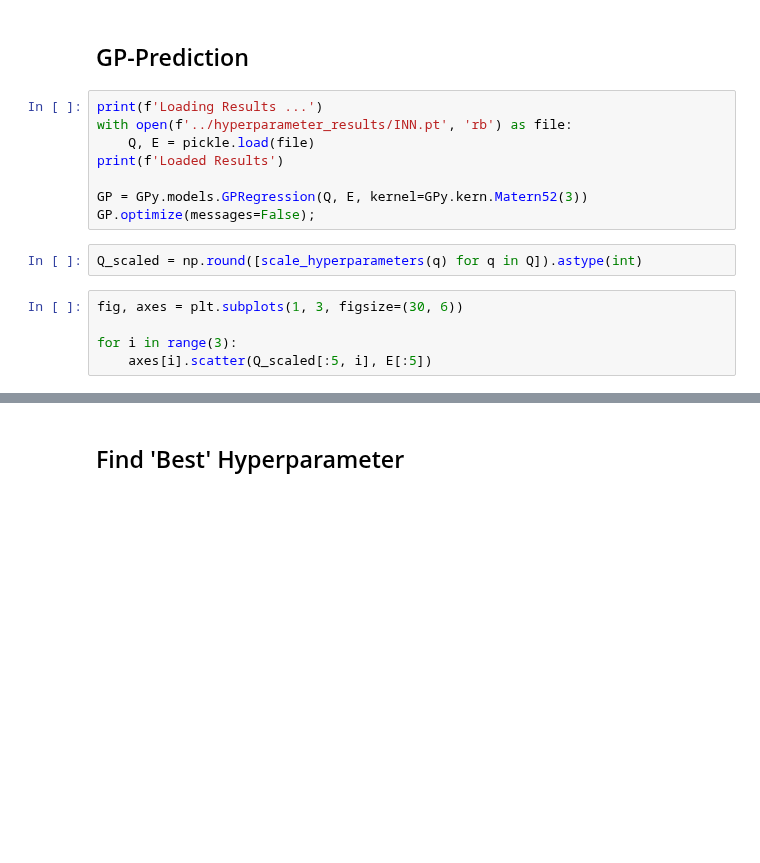
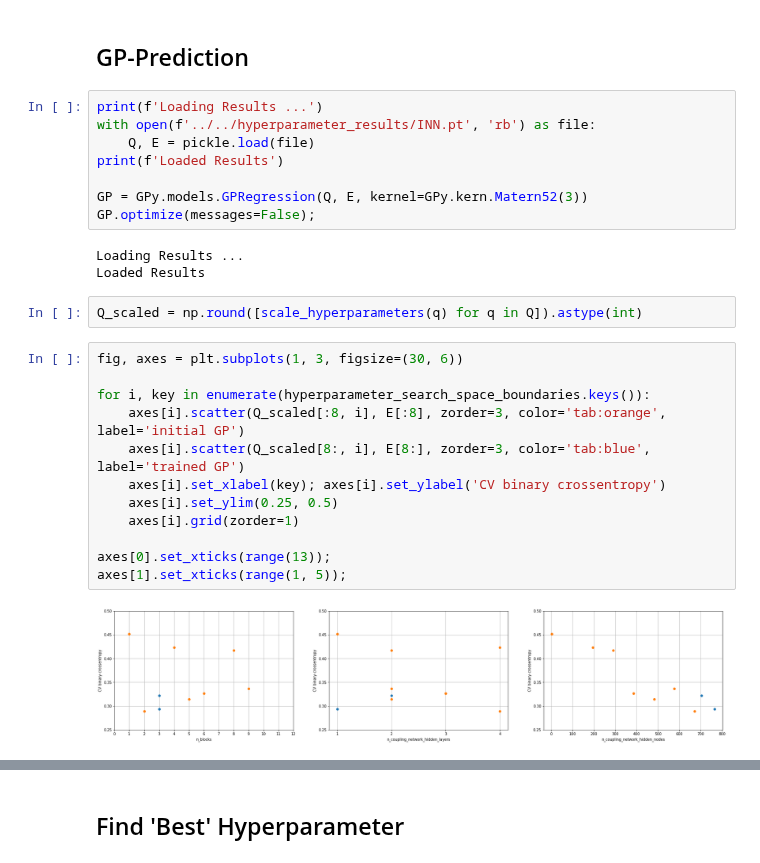
Before and after one commit to psaegert/AML-Final, a Jupyter notebook: models/INN/evaluate_INN.ipynb, the cells around one changed output, grey strips where cells are left out. Cells and saved outputs as stored; diff of their text form; blank space fills up the shorter version.

```diff
--- a/models/INN/evaluate_INN.ipynb
+++ b/models/INN/evaluate_INN.ipynb
@@ -84,17 +82,29 @@ def count_parameters(model):
 ## GP-Prediction
 # %%
 print(f'Loading Results ...')
-with open(f'../hyperparameter_results/INN.pt', 'rb') as file:
+with open(f'../../hyperparameter_results/INN.pt', 'rb') as file:
     Q, E = pickle.load(file)
 print(f'Loaded Results')
 
 GP = GPy.models.GPRegression(Q, E, kernel=GPy.kern.Matern52(3))
 GP.optimize(messages=False);
+# %% [output]
+Loading Results ...
+Loaded Results
 # %%
 Q_scaled = np.round([scale_hyperparameters(q) for q in Q]).astype(int)
-# %%
-fig, axes = plt.subplots(1, 3, figsize=(30, 6))
-
-for i in range(3):
-    axes[i].scatter(Q_scaled[:5, i], E[:5])
+# %%
+fig, axes = plt.subplots(1, 3, figsize=(30, 6))
+
+for i, key in enumerate(hyperparameter_search_space_boundaries.keys()):
+    axes[i].scatter(Q_scaled[:8, i], E[:8], zorder=3, color='tab:orange', label='initial GP')
+    axes[i].scatter(Q_scaled[8:, i], E[8:], zorder=3, color='tab:blue', label='trained GP')
+    axes[i].set_xlabel(key); axes[i].set_ylabel('CV binary crossentropy')
+    axes[i].set_ylim(0.25, 0.5)
+    axes[i].grid(zorder=1)
+
+axes[0].set_xticks(range(13));
+axes[1].set_xticks(range(1, 5));
+# %% [output]
+[figure, added]
 # %%
```
Also changed, not shown: parts of 4 cells of this notebook.
